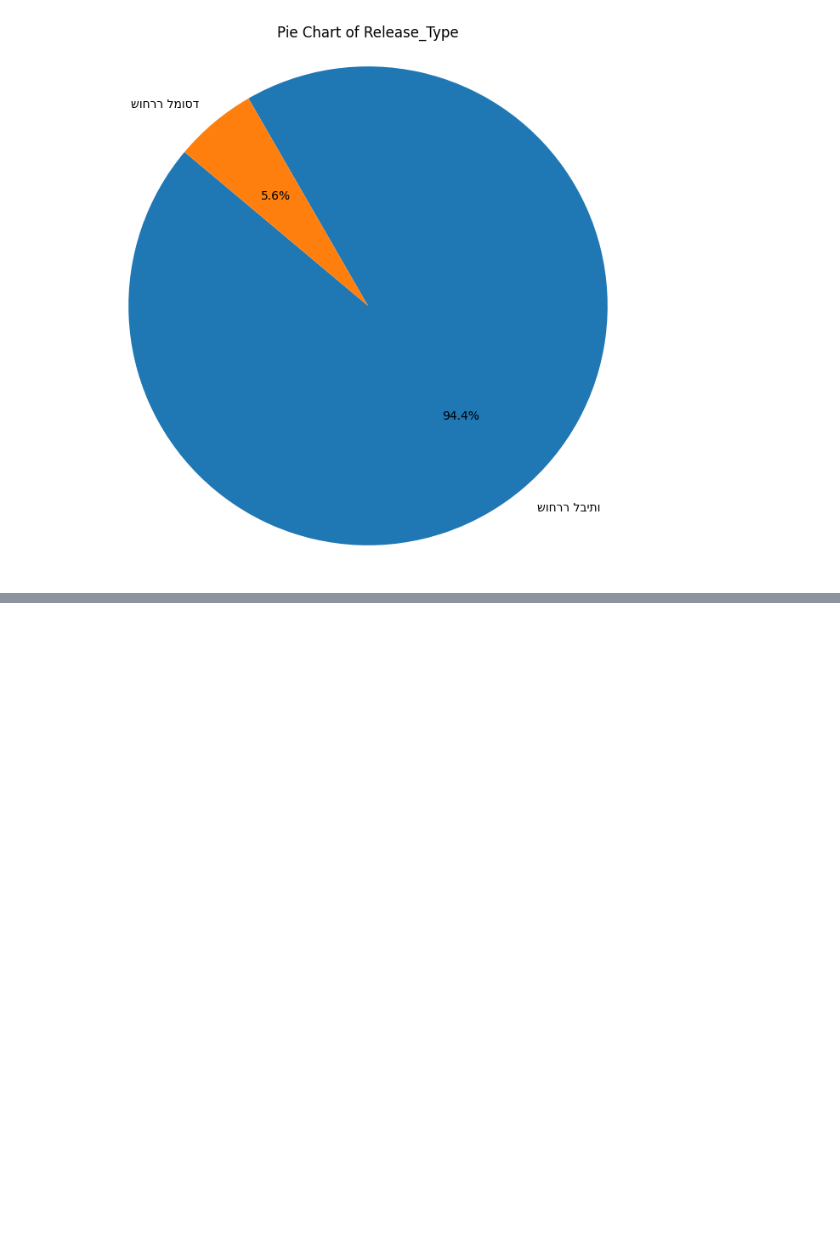
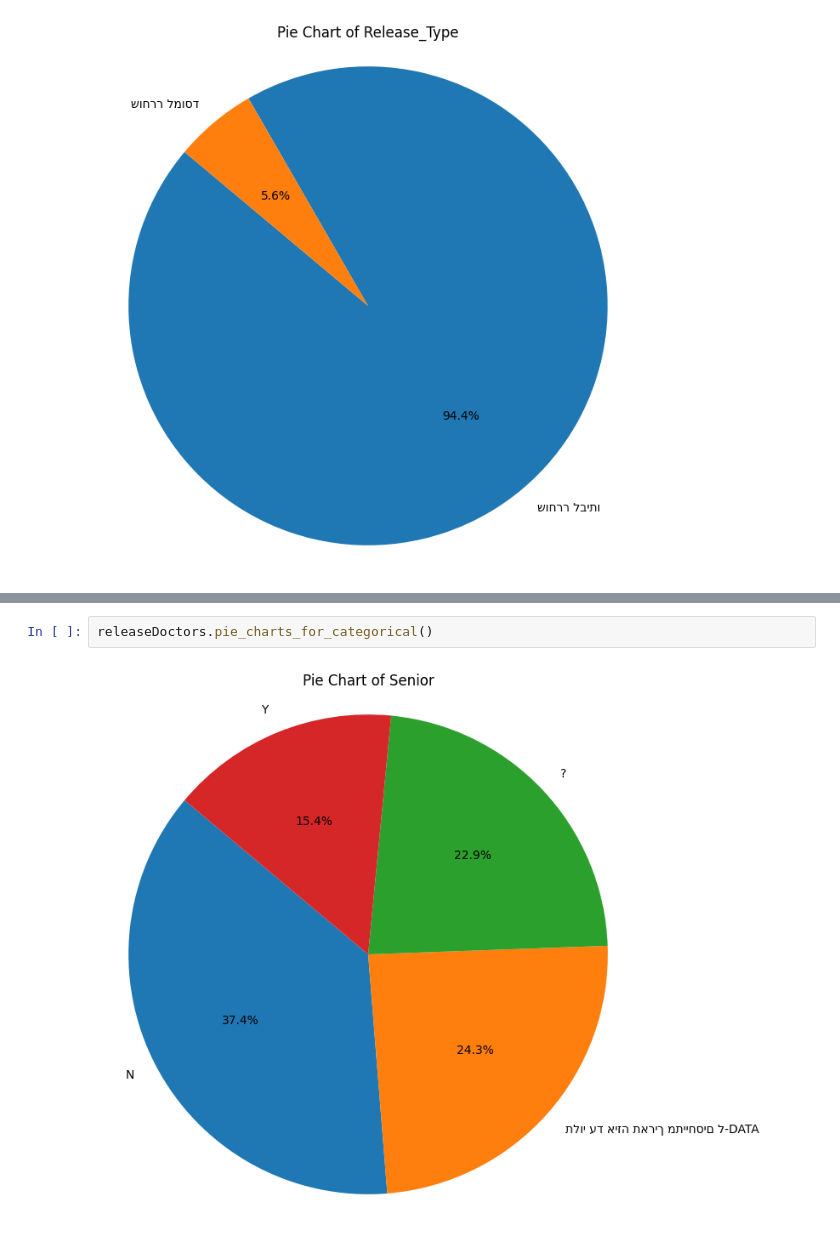
Before and after one commit to RyanWri/data-science2-lab-final-project, a Jupyter notebook: src/team_2/team_2_results.ipynb, the cells around one changed output, grey strips where cells are left out. Drawn from its saved outputs; the diff is of its cells as text; blank space fills up the shorter version.

```diff
--- a/src/team_2/team_2_results.ipynb
+++ b/src/team_2/team_2_results.ipynb
@@ -159,0 +213,4 @@ hDoctor_df.head()
+# %%
+releaseDoctors.pie_charts_for_categorical()
+# %% [output]
+[figure, added]
```
Also changed, not shown: parts of 12 cells of this notebook, 3 other files.
